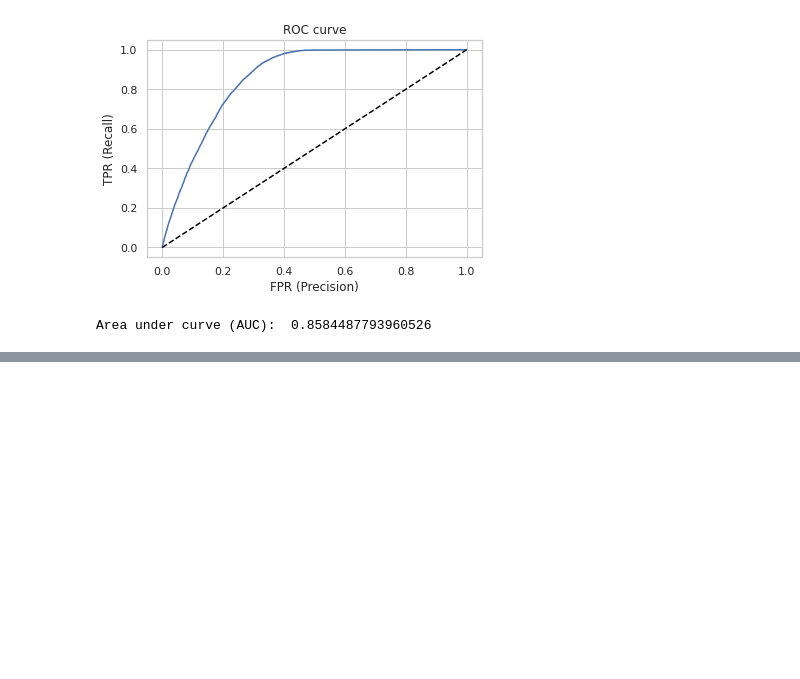
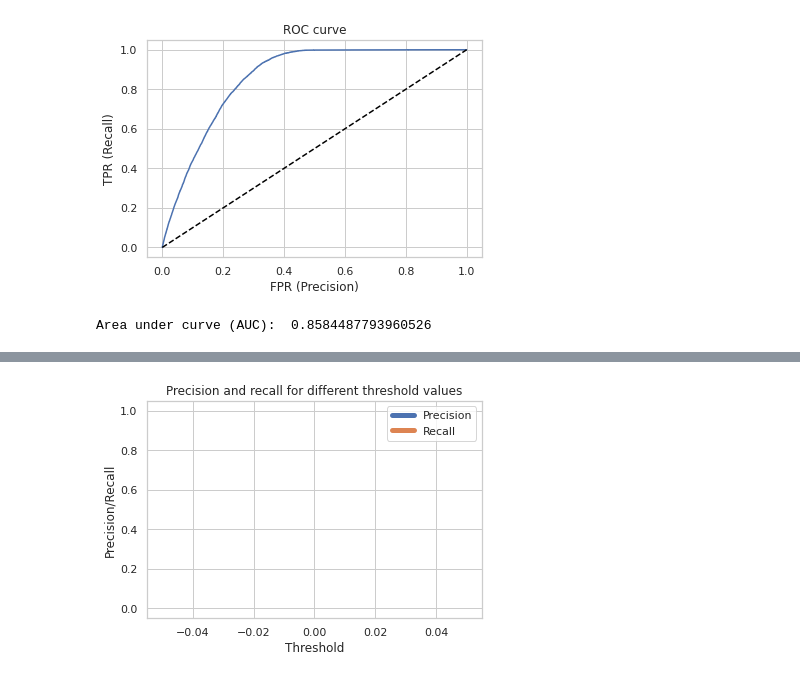
Before and after one commit to shu-nya/Health-Insurance-Cross-Sell-Prediction, a Jupyter notebook: HEALTH_INSURANCE_CROSS_SELL_PREDICTION.ipynb, the cells around one changed output, grey strips where cells are left out. Drawn from its saved outputs; the diff is of its cells as text; code cells hidden in the pictures; blank space fills up the shorter version.

```diff
--- a/HEALTH_INSURANCE_CROSS_SELL_PREDICTION.ipynb
+++ b/HEALTH_INSURANCE_CROSS_SELL_PREDICTION.ipynb
@@ -992,0 +1053,4 @@ Area under curve (AUC):  0.8584487793960526
+# %%
+# make predictions using the best parameters
+
+y_pred = rf.predict(X_test)
@@ -992,0 +1108,17 @@ Area under curve (AUC):  0.8584487793960526
+# %%
+# precision, recall and threshold
+
+precision, recall, th = precision_recall_curve(y_test, y_pred)
+# %%
+# plot Precision and Recall with respect to Threshold
+
+plt.plot(th, precision[1:], label="Precision",linewidth=5)
+plt.plot(th, recall[1:], label="Recall",linewidth=5)
+
+plt.title('Precision and recall for different threshold values')
+plt.xlabel('Threshold')
+plt.ylabel('Precision/Recall')
+plt.legend()
+plt.show()
+# %% [output]
+[figure, added]
```
Also changed, not shown: parts of 13 cells of this notebook.
